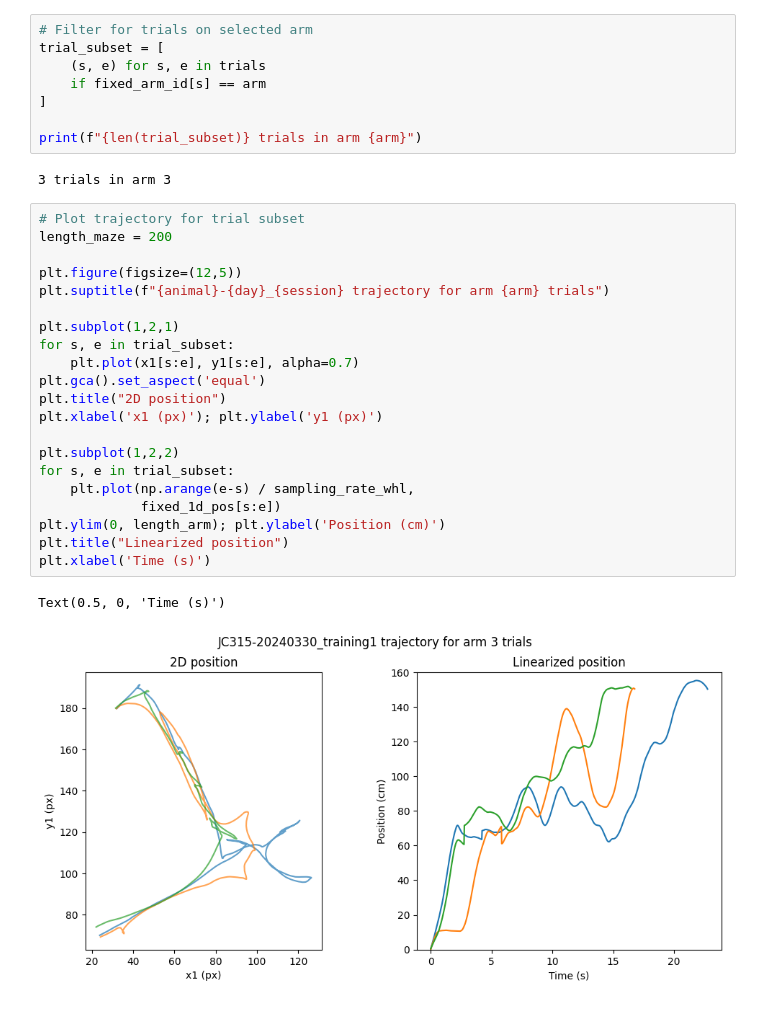
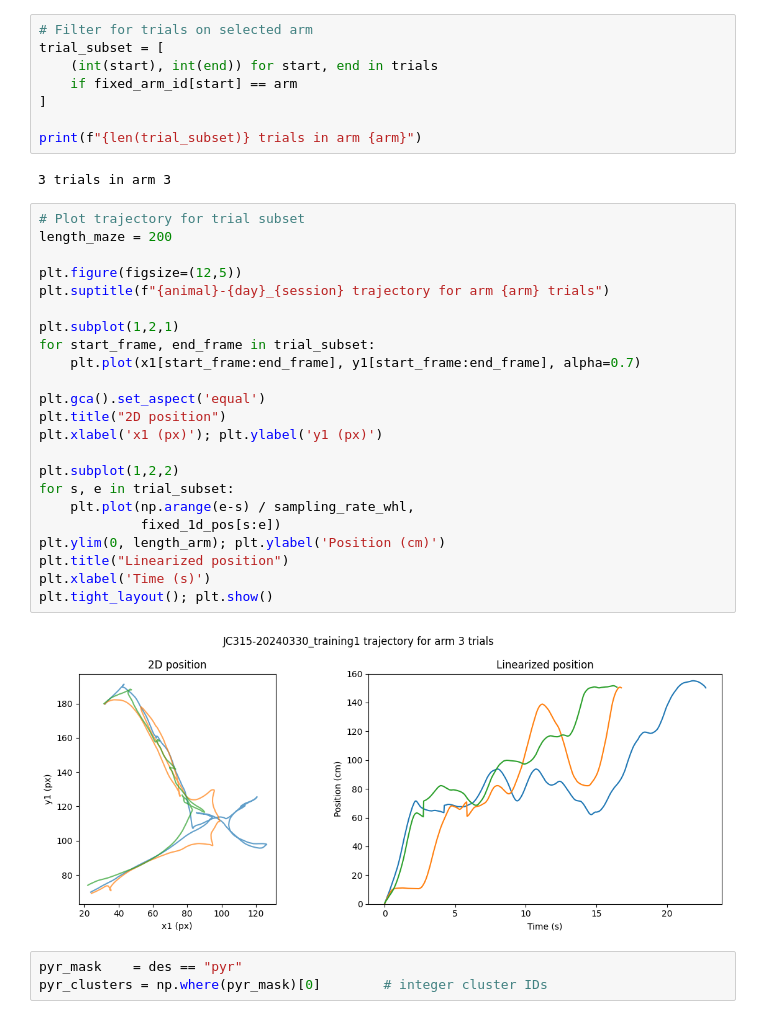
Before and after one commit to acumpelik/mPFC-analysis, a Jupyter notebook: rate_maps.ipynb, the cells around one changed output. Saved outputs shown, nothing was run; the diff lists cells and outputs as text.

```diff
--- a/rate_maps.ipynb
+++ b/rate_maps.ipynb
@@ -103,8 +104,8 @@ Index(['x1', 'y1', 'linearized_pos_old', 'arm_ID_old', 'fixed_arm_id',
 # %%
 # Filter for trials on selected arm
 trial_subset = [
-    (s, e) for s, e in trials
-    if fixed_arm_id[s] == arm
+    (int(start), int(end)) for start, end in trials
+    if fixed_arm_id[start] == arm
 ]
 
 print(f"{len(trial_subset)} trials in arm {arm}")
@@ -113,24 +114,28 @@ print(f"{len(trial_subset)} trials in arm {arm}")
 # %%
 # Plot trajectory for trial subset
 length_maze = 200
 
 plt.figure(figsize=(12,5))
 plt.suptitle(f"{animal}-{day}_{session} trajectory for arm {arm} trials")
 
 plt.subplot(1,2,1)
-for s, e in trial_subset:
-    plt.plot(x1[s:e], y1[s:e], alpha=0.7)
+for start_frame, end_frame in trial_subset:
+    plt.plot(x1[start_frame:end_frame], y1[start_frame:end_frame], alpha=0.7)
+
 plt.gca().set_aspect('equal')
 plt.title("2D position")
 plt.xlabel('x1 (px)'); plt.ylabel('y1 (px)')
 
 plt.subplot(1,2,2)
 for s, e in trial_subset:
     plt.plot(np.arange(e-s) / sampling_rate_whl,
              fixed_1d_pos[s:e])
 plt.ylim(0, length_arm); plt.ylabel('Position (cm)')
 plt.title("Linearized position")
 plt.xlabel('Time (s)')
+plt.tight_layout(); plt.show()
 # %% [output]
-Text(0.5, 0, 'Time (s)')
-[figure, old version]
+[figure, new version]
+# %%
+pyr_mask    = des == "pyr"
+pyr_clusters = np.where(pyr_mask)[0]        # integer cluster IDs
```
Also changed, not shown: parts of 4 cells of this notebook.
